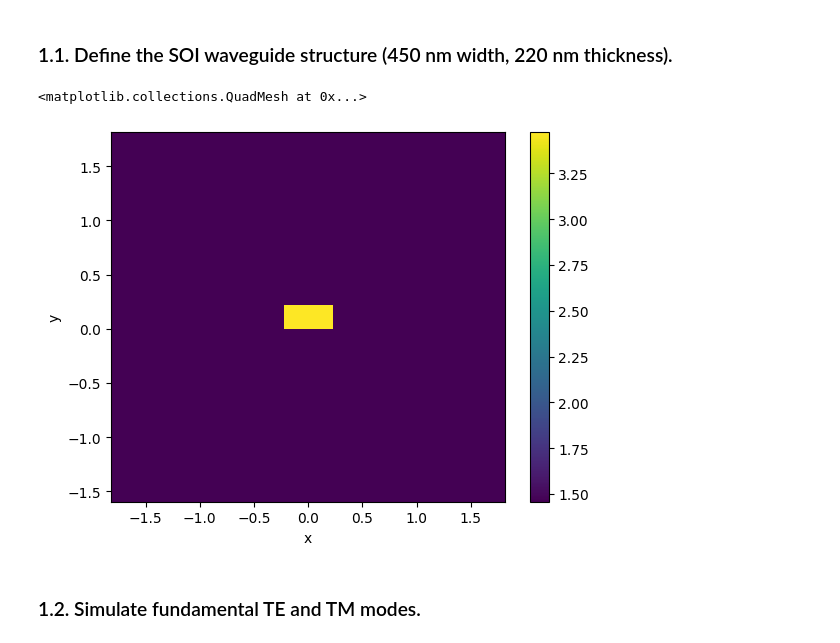
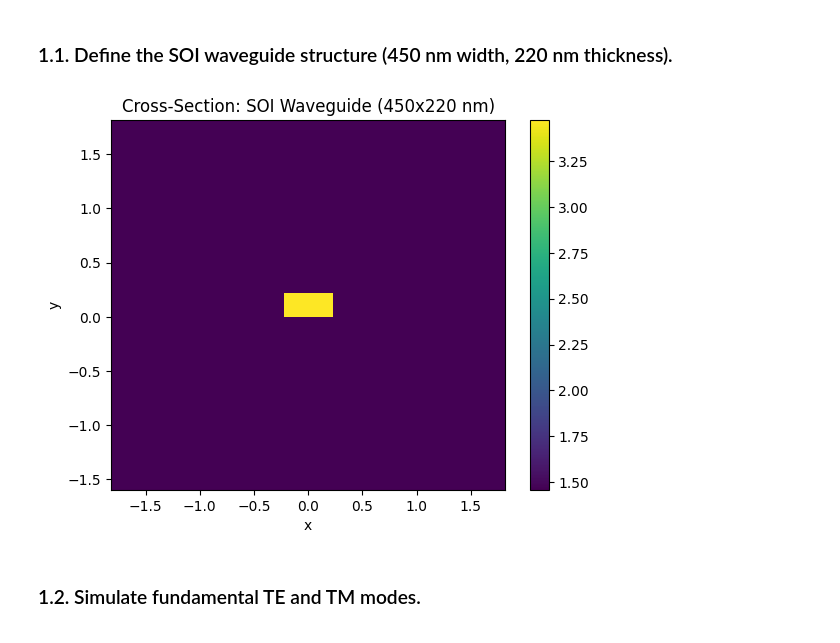
Before and after one commit to snacmuo/pic-upv-lab5-finalproject, a Jupyter notebook: FInal_Project_Sergi_Nàcher_Muñoz.ipynb, the cells around one changed output. Drawn from its saved outputs; the diff is of its cells as text; code cells hidden in the pictures.

```diff
--- a/FInal_Project_Sergi_Nàcher_Muñoz.ipynb
+++ b/FInal_Project_Sergi_Nàcher_Muñoz.ipynb
@@ -58,25 +62,26 @@ box_index, box_k = td.Medium.eps_complex_to_nk(box_complex)
 # %%
 deep_waveguide = gt.modes.Waveguide(
     # Geometrical Parameters
     core_width = 0.45, # Waveguide width
     core_thickness = 0.22, # Waveguide height
     slab_thickness = 0,  # For shallow waveguides - Set to 0 if its a deep-etched waveguide.
     # Materials
     core_material = 'si', #  Material of the waveguide
     clad_material = 'sio2', # Surrounding material
     # Modesolver Parameters
-    wavelength = 1550 * nm, # Wavelength to simulate
+    wavelength = 1.55, # Wavelength to simulate
     num_modes = 4, # Targeted number of modes to find
     max_grid_scaling = 1.5, # Parameters of the grid
     grid_resolution = 20, # Parameters of the grid
     cache_path = '.cache/', # Important! In order to save simulation time, set your cache Path!
     precision = 'double'
 )
 
 deep_waveguide.plot_index()
+plt.title("Cross-Section: SOI Waveguide (450x220 nm)")
+plt.show()
 # %% [output]
-<matplotlib.collections.QuadMesh at 0x...>
-[figure, old version]
+[figure, new version]
 # %% [markdown]
 ### 1.2. Simulate fundamental TE and TM modes.
 # %%
```
Also changed, not shown: parts of 32 cells of this notebook.
